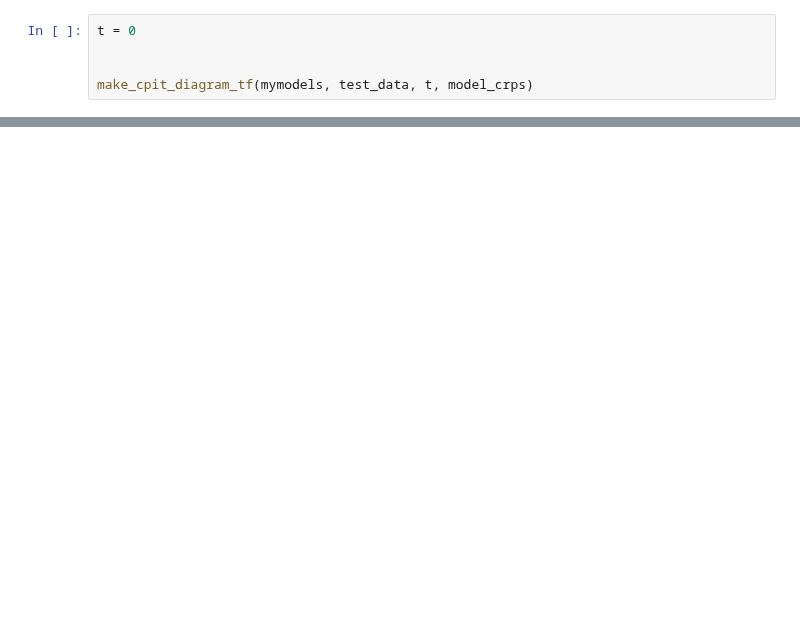
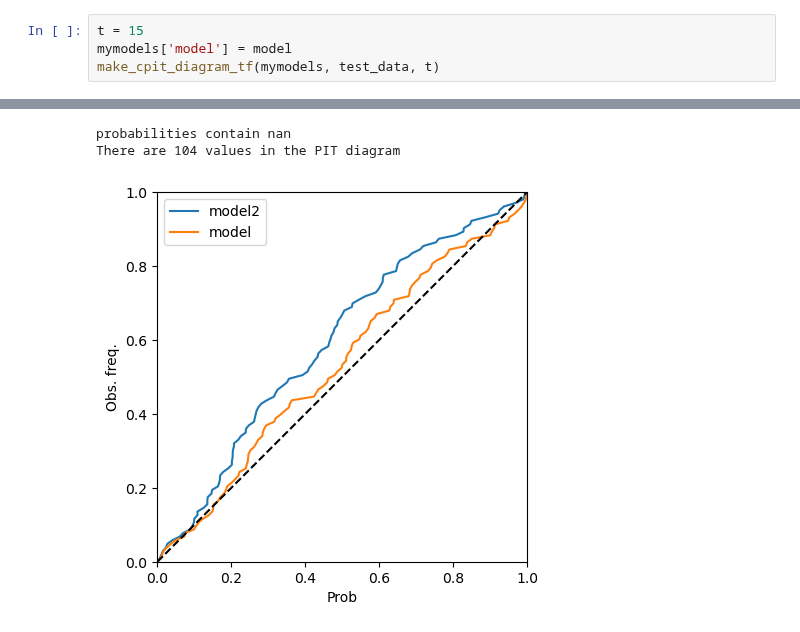
Before and after one commit to SimonHakvoort/thesiscode, a Jupyter notebook: src/nn_results/nn_results.ipynb, the cells around one changed output, grey strips where cells are left out. Saved outputs shown, nothing was run; the diff lists cells and outputs as text; blank space fills up the shorter version.

```diff
--- a/src/nn_results/nn_results.ipynb
+++ b/src/nn_results/nn_results.ipynb
@@ -79,6 +92,5 @@ make_twcrpss_plot_tf(model_crps, mymodels, test_data, values, ylim)
 # %%
-t = 0
-
-
-make_cpit_diagram_tf(mymodels, test_data, t, model_crps)
+t = 15
+mymodels['model'] = model
+make_cpit_diagram_tf(mymodels, test_data, t)
 # %% [output]
@@ -88,0 +101,3 @@ TypeError: '_BatchDataset' object is not subscriptable
+probabilities contain nan
+There are 104 values in the PIT diagram
+[figure, added]
```
Also changed, not shown: parts of 11 cells of this notebook, 4 other files.
